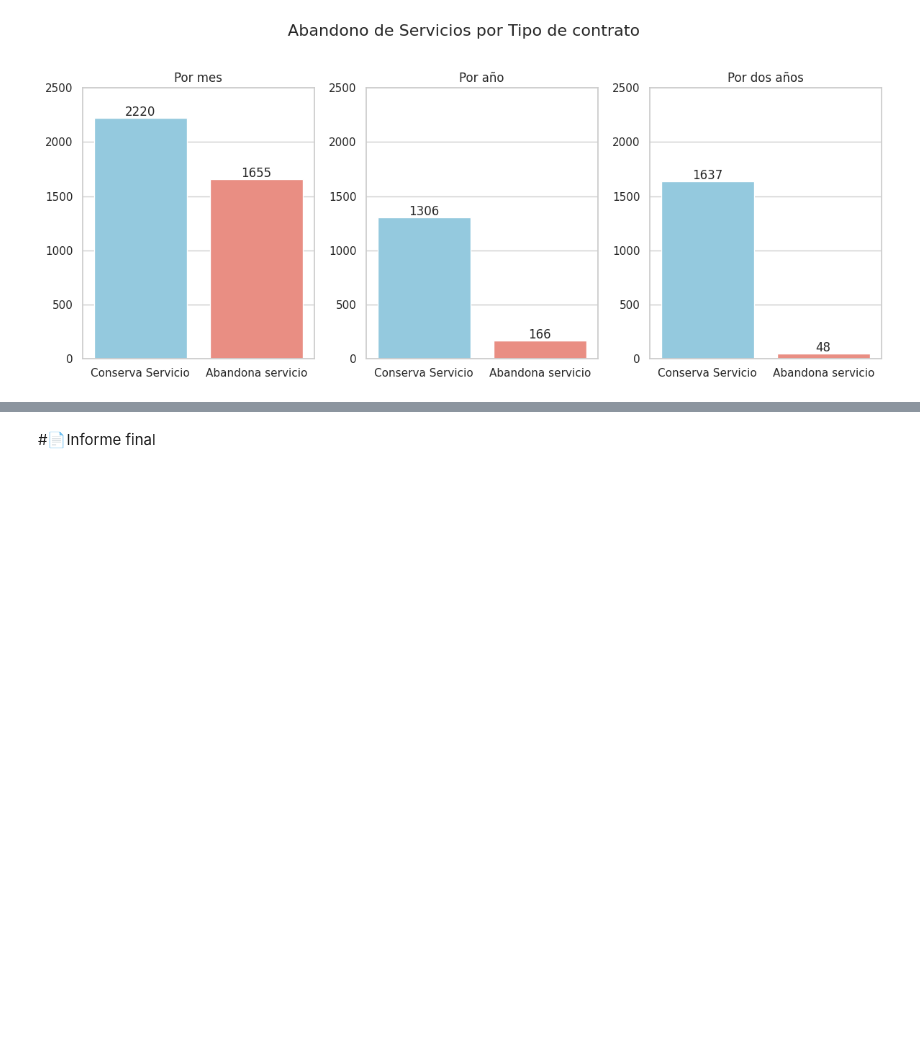
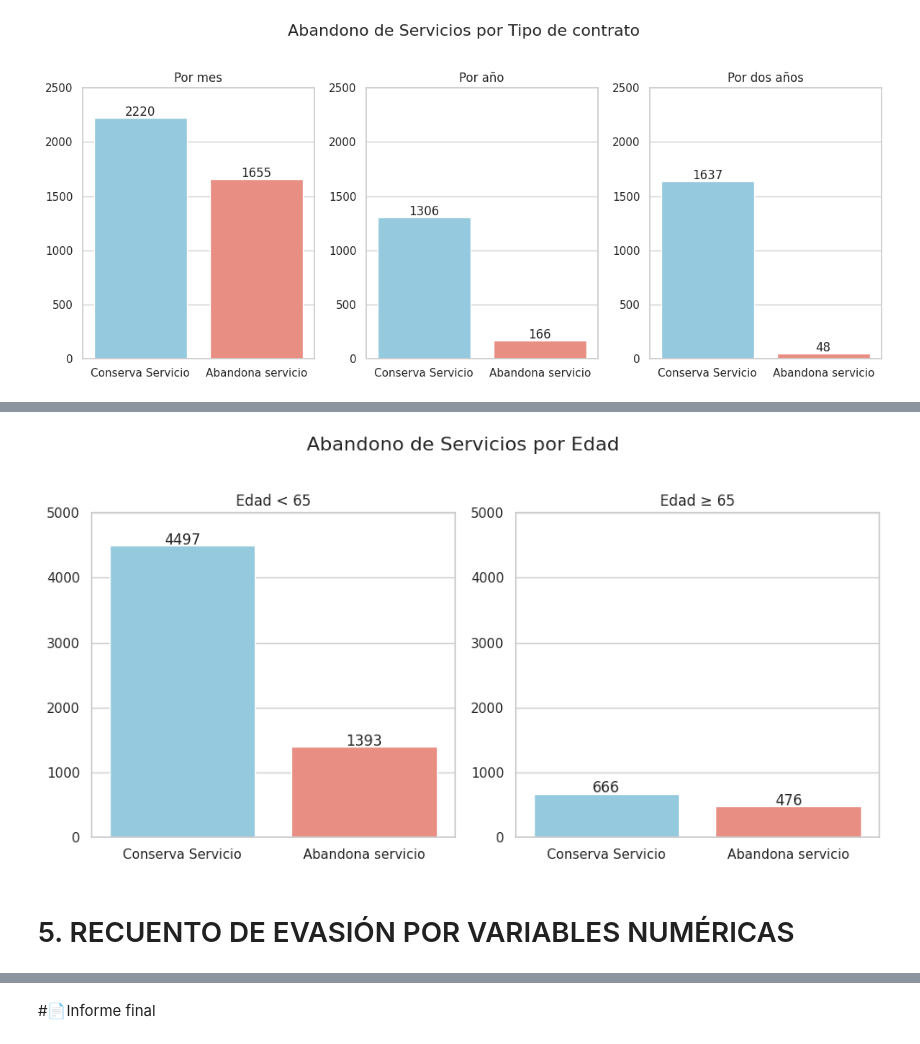
Before and after one commit to JoseIng-EO/challenge2-data-science-telecom-x, a Jupyter notebook: TelecomX_LATAM.ipynb, the cells around one changed output, grey strips where cells are left out. Cells and saved outputs as stored; diff of their text form; code cells hidden in the pictures; blank space fills up the shorter version.

```diff
--- a/TelecomX_LATAM.ipynb
+++ b/TelecomX_LATAM.ipynb
@@ -498,0 +547,34 @@ plt.show()
+# %%
+no_senior = df_telecomx[df_telecomx['ciudadano_senior'] == 0]['abandono_servicio'].value_counts()
+senior = df_telecomx[df_telecomx['ciudadano_senior'] == 1]['abandono_servicio'].value_counts()
+# %%
+sns.set(style="whitegrid")
+fig, axs = plt.subplots(1, 2, figsize=(10, 5))
+plt.suptitle('Abandono de Servicios por Edad', fontsize=16, y=1.02)
+
+def plot_abandono(data, ax, title):
+    sns.barplot(
+        x=data.index,
+        y=data.values,
+        hue=data.index,
+        palette=["skyblue", "salmon"],
+        legend=False,
+        ax=ax
+    )
+    ax.set_title(title)
+    ax.set_xlabel('')
+    ax.set_xticks([0,1])
+    ax.set_xticklabels(['Conserva Servicio', 'Abandona servicio'])
+    ax.set_ylim(0, 5000)
+    for i, count in enumerate(data.values):
+        ax.text(i, count+20, str(count), ha='center')
+
+plot_abandono(no_senior, axs[0], 'Edad < 65')
+plot_abandono(senior, axs[1], 'Edad ≥ 65')
+
+plt.tight_layout()
+plt.show()
+# %% [output]
+[figure, added]
+# %% [markdown]
+# 5. RECUENTO DE EVASIÓN POR VARIABLES NUMÉRICAS
```
Also changed, not shown: parts of 15 cells of this notebook.
